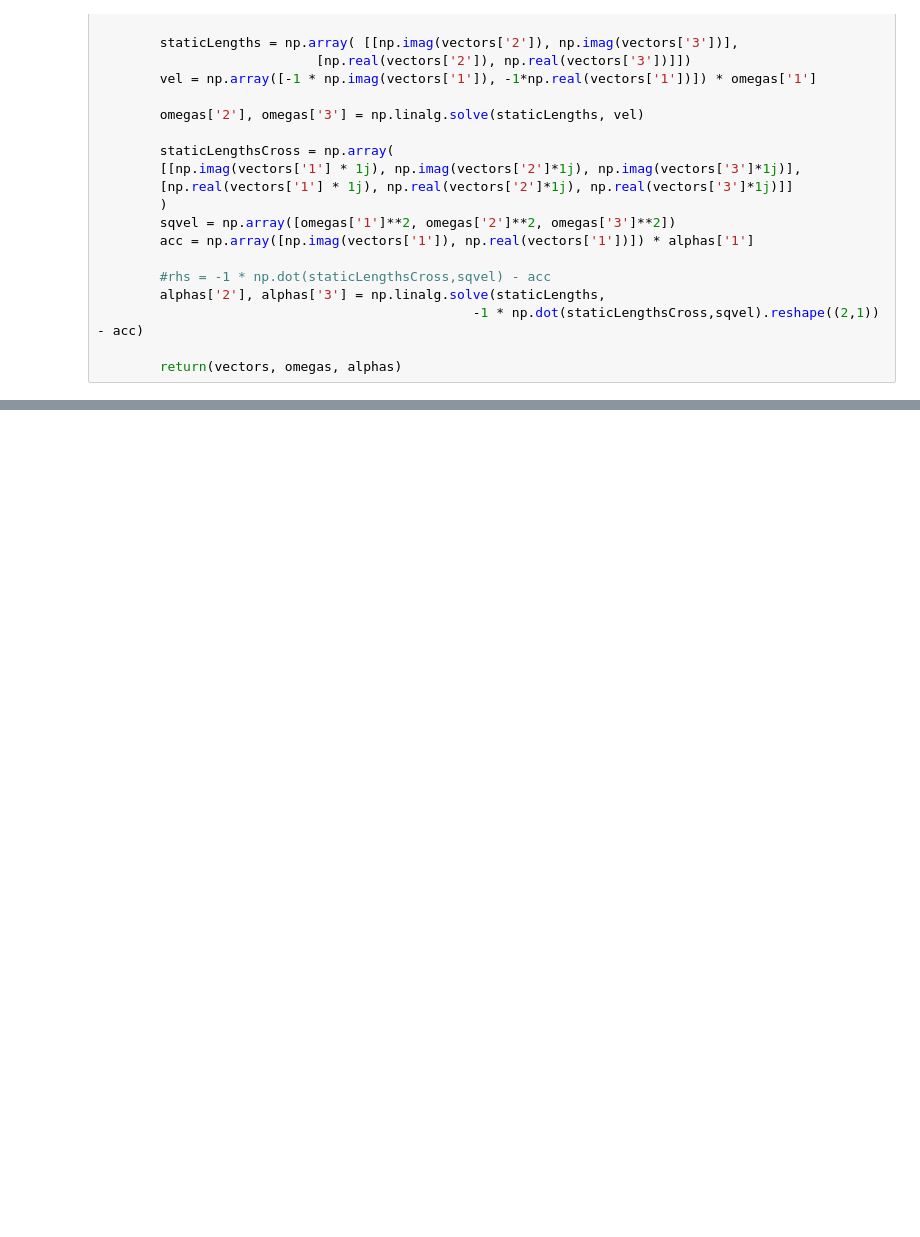
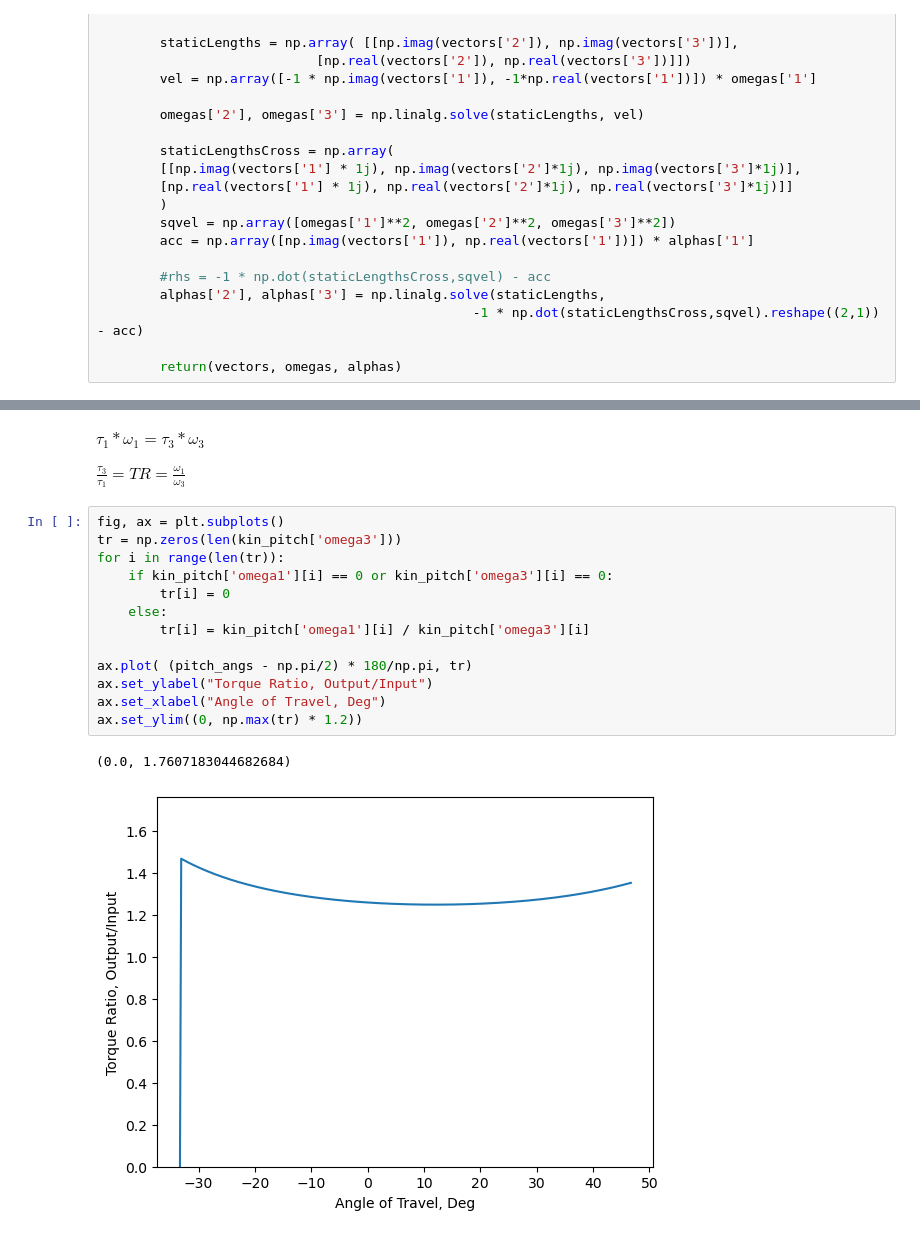
Before and after one commit to i-Dyke/MOHRA, a Jupyter notebook: 4BarSolver.ipynb, the cells around one changed output, grey strips where cells are left out. Cells and saved outputs as stored; diff of their text form; blank space fills up the shorter version.

```diff
--- a/4BarSolver.ipynb
+++ b/4BarSolver.ipynb
@@ -195,0 +224,20 @@ np.float64(0.0)
+# %% [markdown]
+$\tau_1 * \omega_1 = \tau_3 * \omega_3$
+
+$\frac{\tau_3}{\tau_1} = TR = \frac{ \omega_1 }{ \omega_3 }$
+# %%
+fig, ax = plt.subplots()
+tr = np.zeros(len(kin_pitch['omega3']))
+for i in range(len(tr)):
+    if kin_pitch['omega1'][i] == 0 or kin_pitch['omega3'][i] == 0:
+        tr[i] = 0
+    else:
+        tr[i] = kin_pitch['omega1'][i] / kin_pitch['omega3'][i]
+
+ax.plot( (pitch_angs - np.pi/2) * 180/np.pi, tr)
+ax.set_ylabel("Torque Ratio, Output/Input")
+ax.set_xlabel("Angle of Travel, Deg")
+ax.set_ylim((0, np.max(tr) * 1.2))
+# %% [output]
+(0.0, 1.7607183044682684)
+[figure, added]
```
Also changed, not shown: parts of 12 cells of this notebook, 1 other file.
